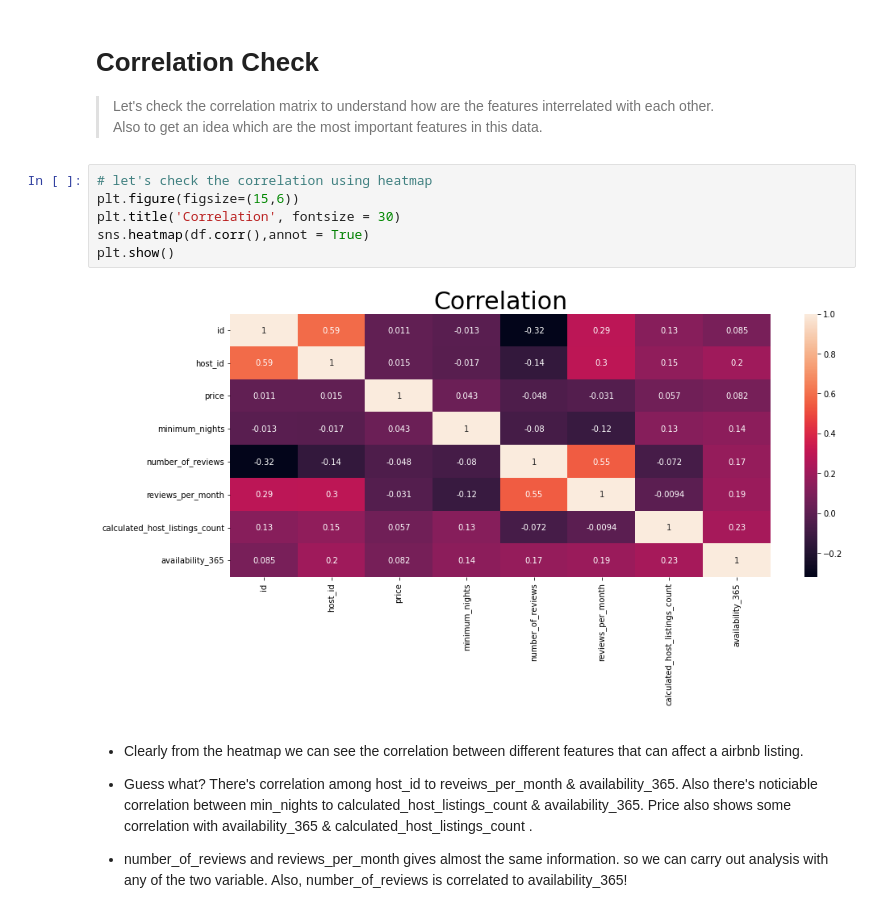
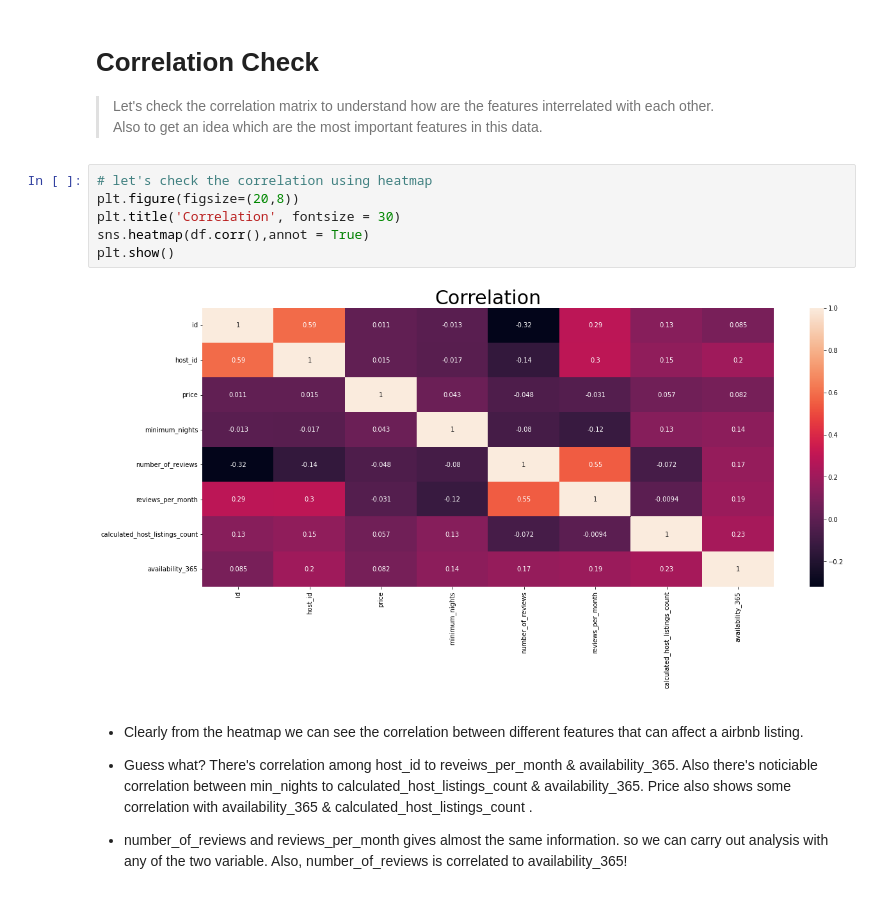
Before and after one commit to NishankRana/Airbnb-Data-Analysis, a Jupyter notebook: Airbnb_Bookings_Analysis_Capstone_Project.ipynb, the cells around one changed output. Drawn from its saved outputs; the diff is of its cells as text.

```diff
--- a/Airbnb_Bookings_Analysis_Capstone_Project.ipynb
+++ b/Airbnb_Bookings_Analysis_Capstone_Project.ipynb
@@ -222,12 +222,12 @@ df.hist(edgecolor="black", linewidth=1.2, figsize=(30, 30));
 > Also to get an idea which are the most important features in this data.
 # %%
 # let's check the correlation using heatmap
-plt.figure(figsize=(15,6))
+plt.figure(figsize=(20,8))
 plt.title('Correlation', fontsize = 30)
 sns.heatmap(df.corr(),annot = True)
 plt.show()
 # %% [output]
-[figure, old version]
+[figure, new version]
 # %% [markdown]
 * Clearly from the heatmap we can see the correlation between different features that can affect a airbnb listing.
 
```
